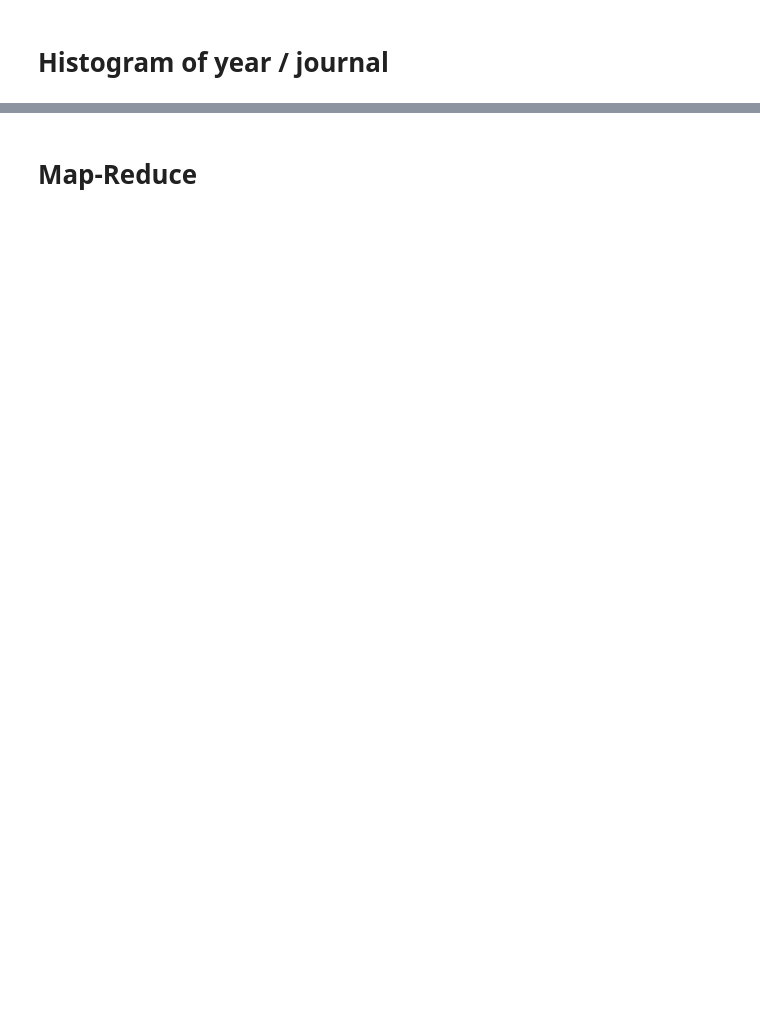
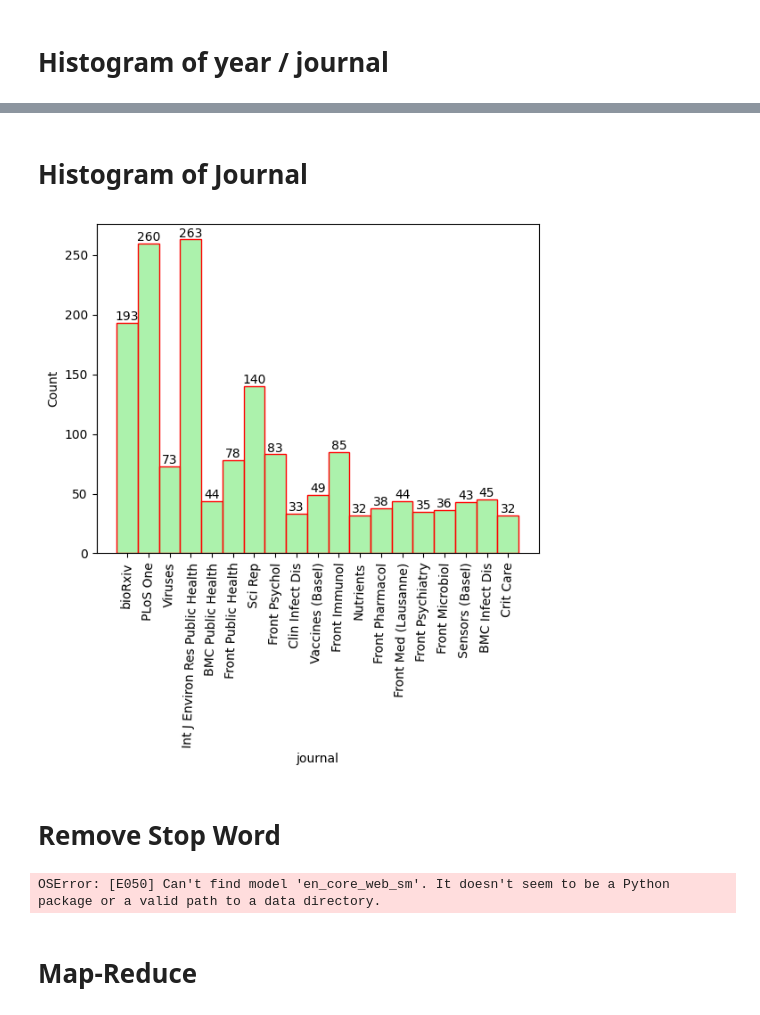
Before and after one commit to pywong-polyu/COMP5434-Big-Data-Computing, a Jupyter notebook: COMP5434_project.ipynb, the cells around one changed output, grey strips where cells are left out. Drawn from its saved outputs; the diff is of its cells as text; code cells hidden in the pictures; blank space fills up the shorter version.

```diff
--- a/COMP5434_project.ipynb
+++ b/COMP5434_project.ipynb
@@ -319,2 +450,64 @@ plt.show()
+# %% [markdown]
+# Histogram of Journal
+# %%
+a = df.groupby('journal').filter(lambda x: len(x) > 30)
+bx = sns.histplot(a['journal'], color='lightgreen', edgecolor='red')
+bx.bar_label(bx.containers[0])
+bx.tick_params(axis='x', rotation=88)
+# %% [output]
+[figure, added]
+# %% [markdown]
+# Remove Stop Word
+# %%
+#NLP
+import spacy
+import string
+from spacy.lang.en import STOP_WORDS
+
+punctuations = string.punctuation
+stopwords = list(STOP_WORDS)
+stopwords[0:10]
+
+custom_stop_words = [
+    'doi','preprint','copyright','peer','reviewed','org','https','et','al','author','figure',
+    'rights','reserved','permission','used','using','biorxiv','medrxiv','license','fig','fig.',
+    'al.','Elsevier','PMC','CZI', 'are', 'their', 'be',
+    'a', 'after', 'also', 'an', 'and', 'as', 'at', 'base', 'between', 'but', 'by', 'did', 'do', 'does', 'during', 'for', 'from',
+    'have', 'has', 'had', 'however',
+    'in', 'is', 'it', 'its', 'new', 'of', 'on', 'or',
+    'that', 'the', 'to', 'use', 'using', 'was', 'we', 'were', 'which', 'with', '=', 'br',
+    'SARS-CoV-2'
+]
+
+for w in custom_stop_words:
+    if w not in stopwords:
+        stopwords.append(w)
+
+# Parser
+#parser = en_core_sci_lg.load(disable=["tagger","ner"])
+#nlp = spacy.load('en_core_web_sm',disable=["tagger","ner"])
+nlp = spacy.load('en_core_web_sm',disable=["tagger","parser","ner"]) # Only tokenization and lemmation are performed, POS tagging, NER and syntactic parsing are skipped.
+nlp.max_length = 7000000
+
+stopwords = set(stopwords)
+punctuations = set(punctuations)
+print('len(stopwords):',len(stopwords),'len(punctuations):',len(punctuations), 'typeof(stopwords):', type(stopwords))
+
+def spacy_tokenizer(sentence):
+    mytokens = nlp(sentence)
+    mytokens = [word.lemma_.lower().strip() if word.lemma != '-PORN-' else word.lower_ for word in mytokens]
+    mytokens = [word for word in mytokens if word not in stopwords and word not in punctuations]
+    mytokens = [word for word in mytokens if word.isalpha() and len(word) > 2 and word in nlp.vocab]
+    #mytokens = [word for word in mytokens if detect(word) == 'en']
+    mytokens = " ".join([i for i in mytokens])
+    return mytokens
+
+tqdm.pandas()
+df['procesed_text'] = df['body_text'].progress_apply(spacy_tokenizer)
+df['procesed_abstract'] = df['abstract'].progress_apply(spacy_tokenizer)
+df['procesed_title'] = df['title'].progress_apply(spacy_tokenizer)
+df.head()
+# %% [output]
+OSError: [E050] Can't find model 'en_core_web_sm'. It doesn't seem to be a Python package or a valid path to a data directory.
 # %% [markdown]
 # Map-Reduce
```
Also changed, not shown: parts of 51 cells of this notebook, 1 other file.
